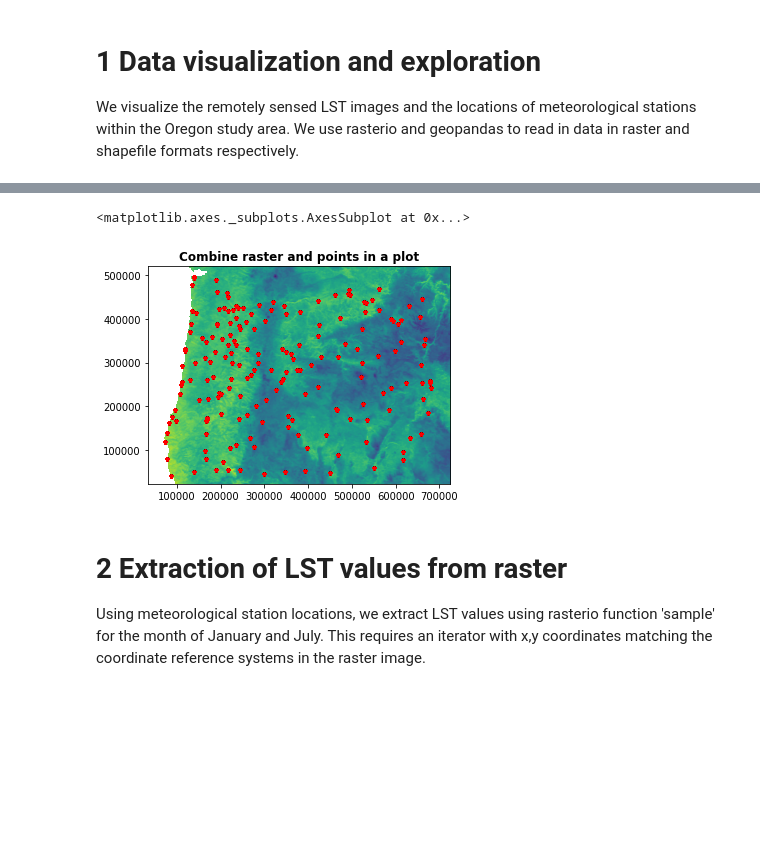
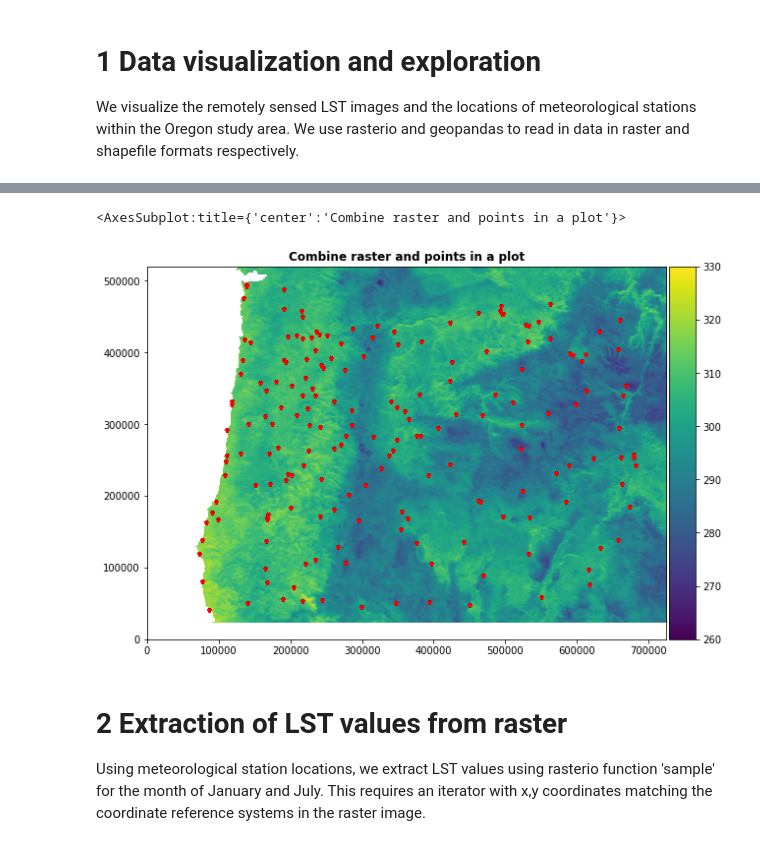
Before and after one commit to bparment1/deep_learning_with_satellite_imagery_and_geospatial_data, a Jupyter notebook: temperature_predictions_DNN.ipynb, the cells around one changed output, grey strips where cells are left out. Saved outputs shown, nothing was run; the diff lists cells and outputs as text; code cells hidden in the pictures; blank space fills up the shorter version.

Commit message:
Intro to DNN update figures

```diff
--- a/temperature_predictions_DNN.ipynb
+++ b/temperature_predictions_DNN.ipynb
@@ -328,20 +361,24 @@ plot.show(lst7,title="LST July",ax=ax[1])
 # %%
 ##### Combine raster layer and geogpanda layer
 
 station_or = data_gpd.to_crs({'init': 'epsg:2991'}) #reproject to  match the  raster image
 
 ##### How to combine plots with rasterio package
-fig, ax = plt.subplots()
+fig, ax = plt.subplots(figsize=(10,10))
+image_hidden1 = ax.imshow(lst1.read()[0],clim=(260,330))
+divider = make_axes_locatable(ax) #necessary if figsize is set and it doesn't use the image ratio
+cax = divider.append_axes("right", size="5%", pad=0.05)
+fig.colorbar(image_hidden1, ax=ax,cax=cax)
 rasterio.plot.show(lst1,ax=ax,
                           clim=(259.0,287.0),
                   title="Combine raster and points in a plot")
 station_or.plot(ax=ax,
                 marker="*",
                 color="red",
                 markersize=10)
 # %% [output]
-<matplotlib.axes._subplots.AxesSubplot at 0x...>
+<AxesSubplot:title={'center':'Combine raster and points in a plot'}>
-[figure, old version]
+[figure, new version]
 # %% [markdown]
 # 2 Extraction of LST values from raster
 
```
Also changed, not shown: parts of 20 cells of this notebook.
